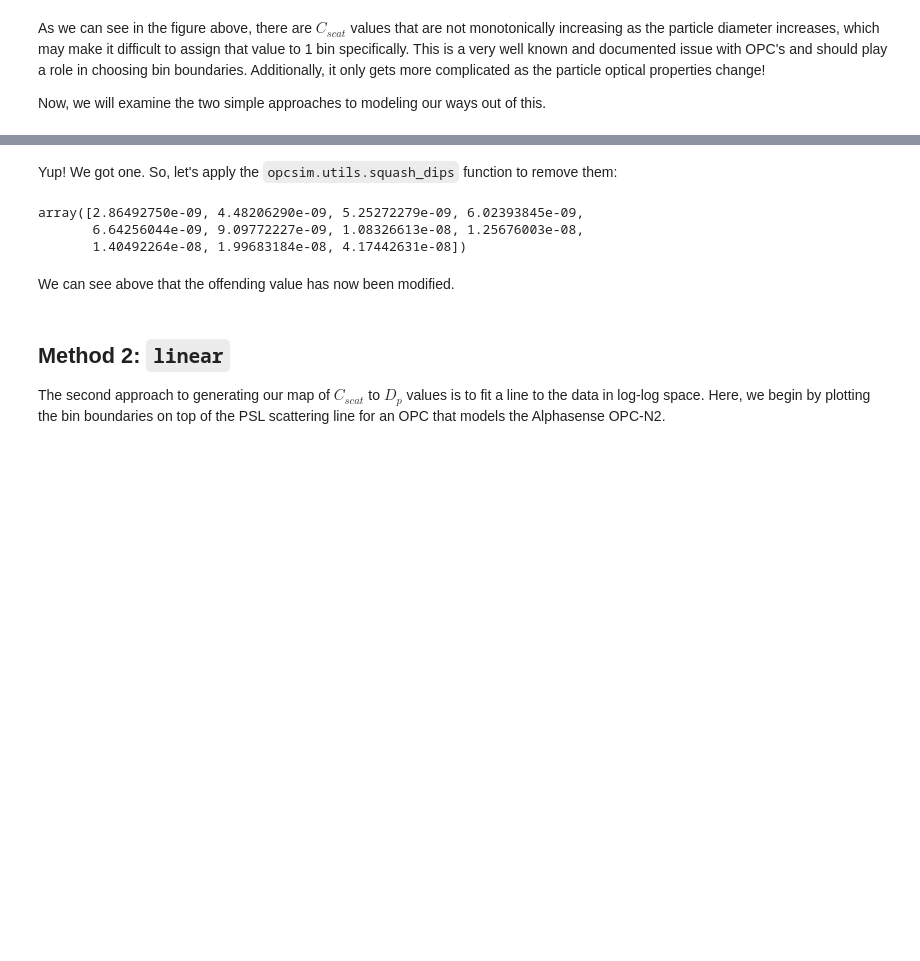
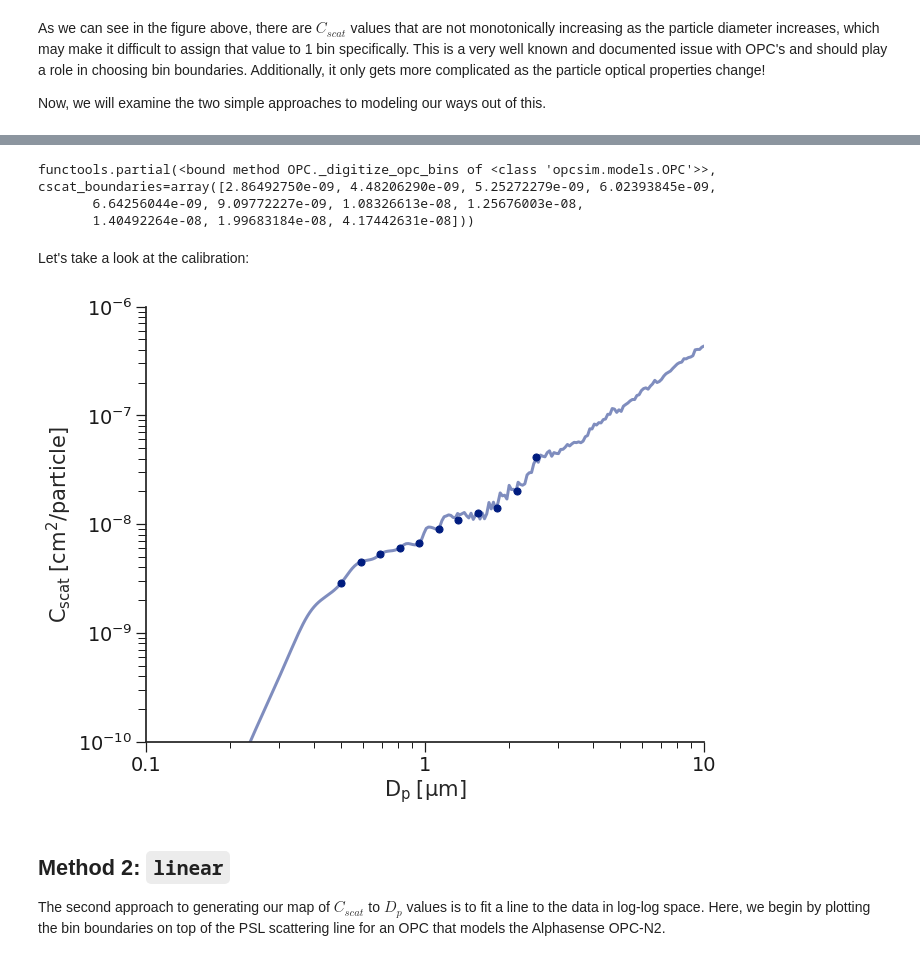
Before and after one commit to dhhagan/opcsim, a Jupyter notebook: docs/tutorial/model.ipynb, the cells around one changed output, grey strips where cells are left out. Cells and saved outputs as stored; diff of their text form; code cells hidden in the pictures; blank space fills up the shorter version.

Commit message:
fix calplot

```diff
--- a/docs/tutorial/model.ipynb
+++ b/docs/tutorial/model.ipynb
@@ -166,13 +152,26 @@ array([False, False, False, False, False, False,  True, False, False,
-# %% [markdown]
-Yup! We got one. So, let's apply the `opcsim.utils.squash_dips` function to remove them:
-# %%
-opcsim.utils.squash_dips(v)
-# %% [output]
-array([2.86492750e-09, 4.48206290e-09, 5.25272279e-09, 6.02393845e-09,
-       6.64256044e-09, 9.09772227e-09, 1.08326613e-08, 1.25676003e-08,
-       1.40492264e-08, 1.99683184e-08, 4.17442631e-08])
-# %% [markdown]
-We can see above that the offending value has now been modified.
+# %%
+# calibrate using spline
+opc.calibrate("psl", method="spline")
+
+# show the Cscat values corresponding to each bin boundary
+opc.calibration_function
+# %% [output]
+functools.partial(<bound method OPC._digitize_opc_bins of <class 'opcsim.models.OPC'>>, cscat_boundaries=array([2.86492750e-09, 4.48206290e-09, 5.25272279e-09, 6.02393845e-09,
+       6.64256044e-09, 9.09772227e-09, 1.08326613e-08, 1.25676003e-08,
+       1.40492264e-08, 1.99683184e-08, 4.17442631e-08]))
+# %% [markdown]
+Let's take a look at the calibration:
+# %%
+fig, ax = plt.subplots(1, figsize=(10, 8))
+
+ax = opcsim.plots.calplot(opc, ax=ax, dp=np.logspace(-1, 1, 250), plot_kws=dict(alpha=.5))
+
+ax.set_xlim(0.1, 10)
+ax.set_ylim(1e-10, 1e-6)
+
+sns.despine()
+# %% [output]
+[figure, added]
 # %% [markdown]
 ## Method 2: `linear`
 
```
Also changed, not shown: parts of 10 cells of this notebook, 1 other file.
